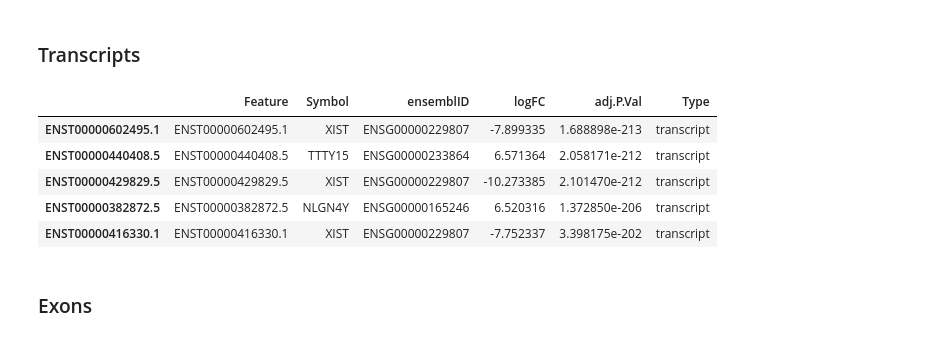
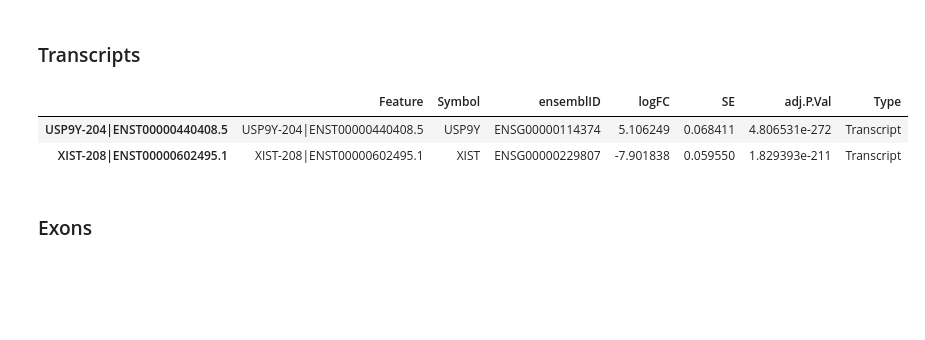
Before and after one commit to LieberInstitute/sex_differences_sz, a Jupyter notebook: differential_expression/dlpfc/metrics_summary/_m/main.ipynb, the cells around one changed output. Cells and saved outputs as stored; diff of their text form; code cells hidden in the pictures; blank space fills up the shorter version.

```diff
--- a/differential_expression/dlpfc/metrics_summary/_m/main.ipynb
+++ b/differential_expression/dlpfc/metrics_summary/_m/main.ipynb
@@ -24,19 +30,11 @@ genes.head()
 # %% [markdown]
 ### Transcripts
-# %%
-trans = pd.read_csv('../../_m/transcripts/diffExpr_maleVfemale_full.txt', sep='\t', index_col=0)
-trans = trans[(trans['adj.P.Val'] < 0.05)].sort_values('adj.P.Val')
-trans['Feature'] = trans.index
-trans['ensemblID'] = trans.gene_id.str.replace('\\.\d+', '', regex=True)
-trans = trans[['Feature', 'Symbol', 'ensemblID', 'logFC', 'adj.P.Val']]#.rename(columns={'gene_name': 'Symbol'})
-trans['Type'] = 'transcript'
-trans.head()
-# %% [output]
-|  | Feature | Symbol | ensemblID | logFC | adj.P.Val | Type |
-| ENST00000602495.1 | ENST00000602495.1 | XIST | ENSG00000229807 | -7.899335 | 1.688898e-213 | transcript |
-| ENST00000440408.5 | ENST00000440408.5 | TTTY15 | ENSG00000233864 | 6.571364 | 2.058171e-212 | transcript |
-| ENST00000429829.5 | ENST00000429829.5 | XIST | ENSG00000229807 | -10.273385 | 2.101470e-212 | transcript |
-| ENST00000382872.5 | ENST00000382872.5 | NLGN4Y | ENSG00000165246 | 6.520316 | 1.372850e-206 | transcript |
-| ENST00000416330.1 | ENST00000416330.1 | XIST | ENSG00000229807 | -7.752337 | 3.398175e-202 | transcript |
+# %%
+trans = annotate_DE("Transcript")
+trans.head(2)
+# %% [output]
+|  | Feature | Symbol | ensemblID | logFC | SE | adj.P.Val | Type |
+| USP9Y-204|ENST00000440408.5 | USP9Y-204|ENST00000440408.5 | USP9Y | ENSG00000114374 | 5.106249 | 0.068411 | 4.806531e-272 | Transcript |
+| XIST-208|ENST00000602495.1 | XIST-208|ENST00000602495.1 | XIST | ENSG00000229807 | -7.901838 | 0.059550 | 1.829393e-211 | Transcript |
 # %% [markdown]
 ### Exons
```
Also changed, not shown: parts of 51 cells of this notebook, 15 other files.
